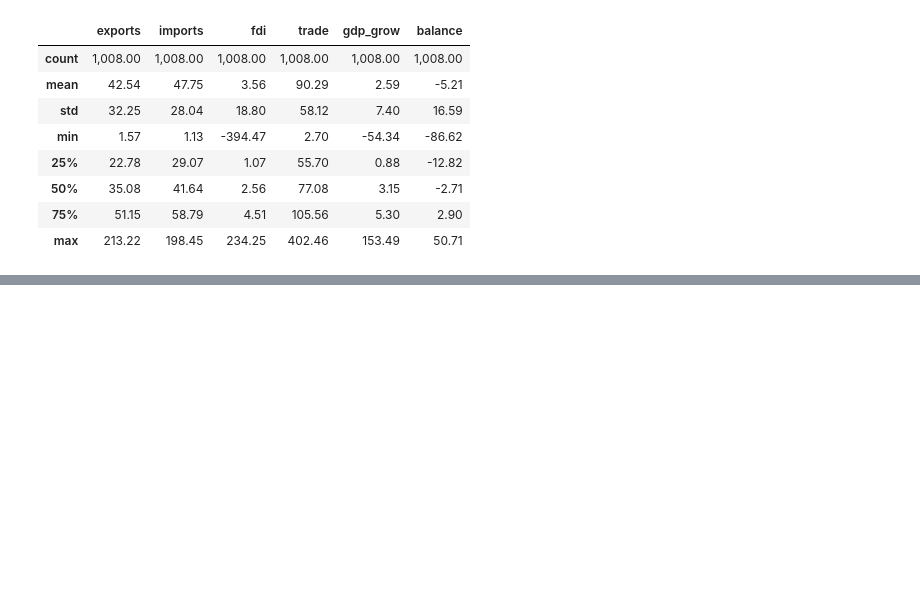
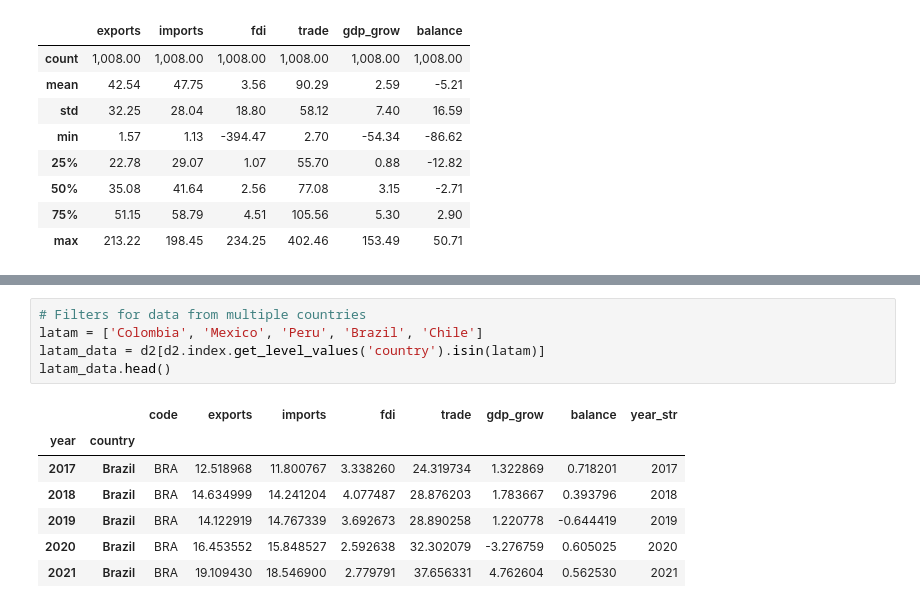
Before and after one commit to DJohanTwT/DataV24, a Jupyter notebook: C2_Clase_5_Dataframe.ipynb, the cells around one changed output, grey strips where cells are left out. Drawn from its saved outputs; the diff is of its cells as text; blank space fills up the shorter version.

```diff
--- a/C2_Clase_5_Dataframe.ipynb
+++ b/C2_Clase_5_Dataframe.ipynb
@@ -292,0 +319,13 @@ d2.describe().apply(lambda s: s.apply('{:,.2f}'.format)) #with a coma.
+# %%
+# Filters for data from multiple countries
+latam = ['Colombia', 'Mexico', 'Peru', 'Brazil', 'Chile']
+latam_data = d2[d2.index.get_level_values('country').isin(latam)]
+latam_data.head()
+# %% [output]
+|  |  | code | exports | imports | fdi | trade | gdp_grow | balance | year_str |
+| year | country |  |  |  |  |  |  |  |  |
+| 2017 | Brazil | BRA | 12.518968 | 11.800767 | 3.338260 | 24.319734 | 1.322869 | 0.718201 | 2017 |
+| 2018 | Brazil | BRA | 14.634999 | 14.241204 | 4.077487 | 28.876203 | 1.783667 | 0.393796 | 2018 |
+| 2019 | Brazil | BRA | 14.122919 | 14.767339 | 3.692673 | 28.890258 | 1.220778 | -0.644419 | 2019 |
+| 2020 | Brazil | BRA | 16.453552 | 15.848527 | 2.592638 | 32.302079 | -3.276759 | 0.605025 | 2020 |
+| 2021 | Brazil | BRA | 19.109430 | 18.546900 | 2.779791 | 37.656331 | 4.762604 | 0.562530 | 2021 |
```
Also changed, not shown: parts of 23 cells of this notebook.
